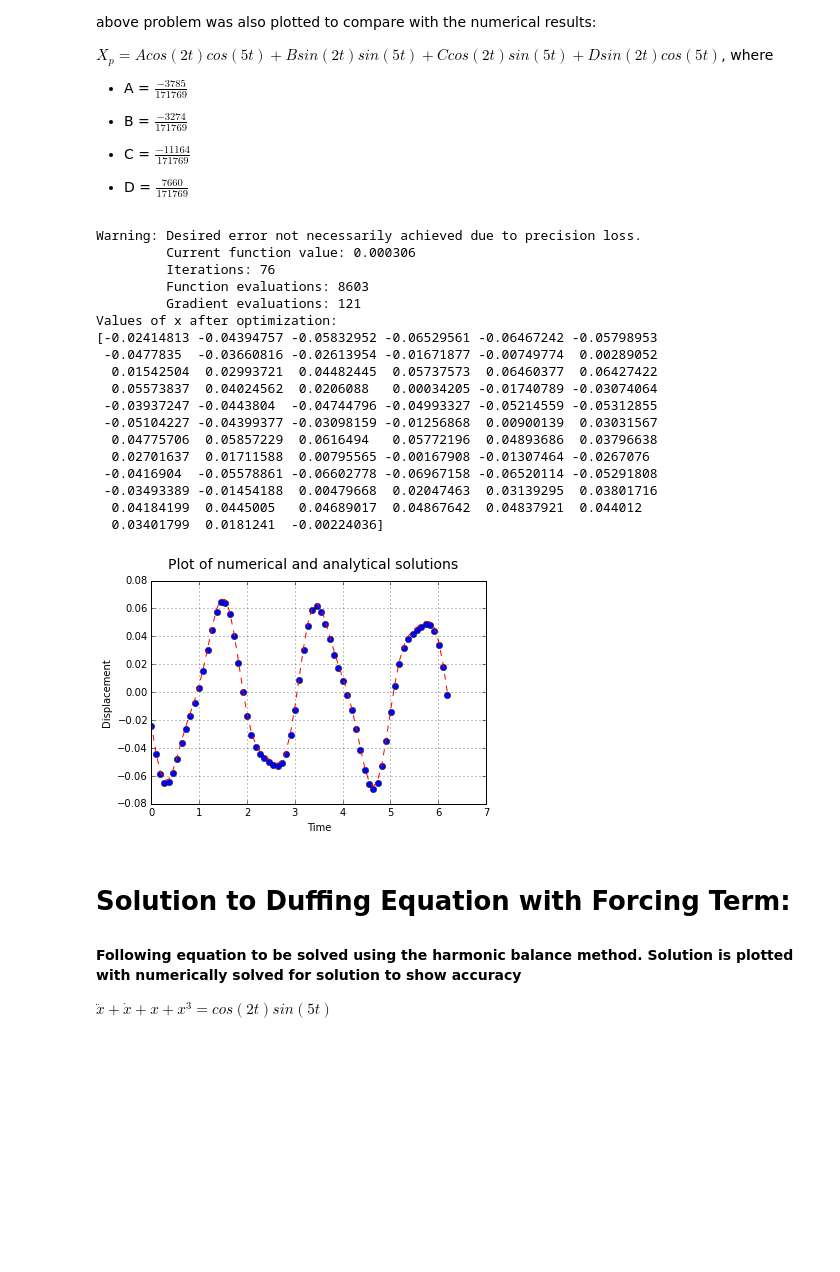
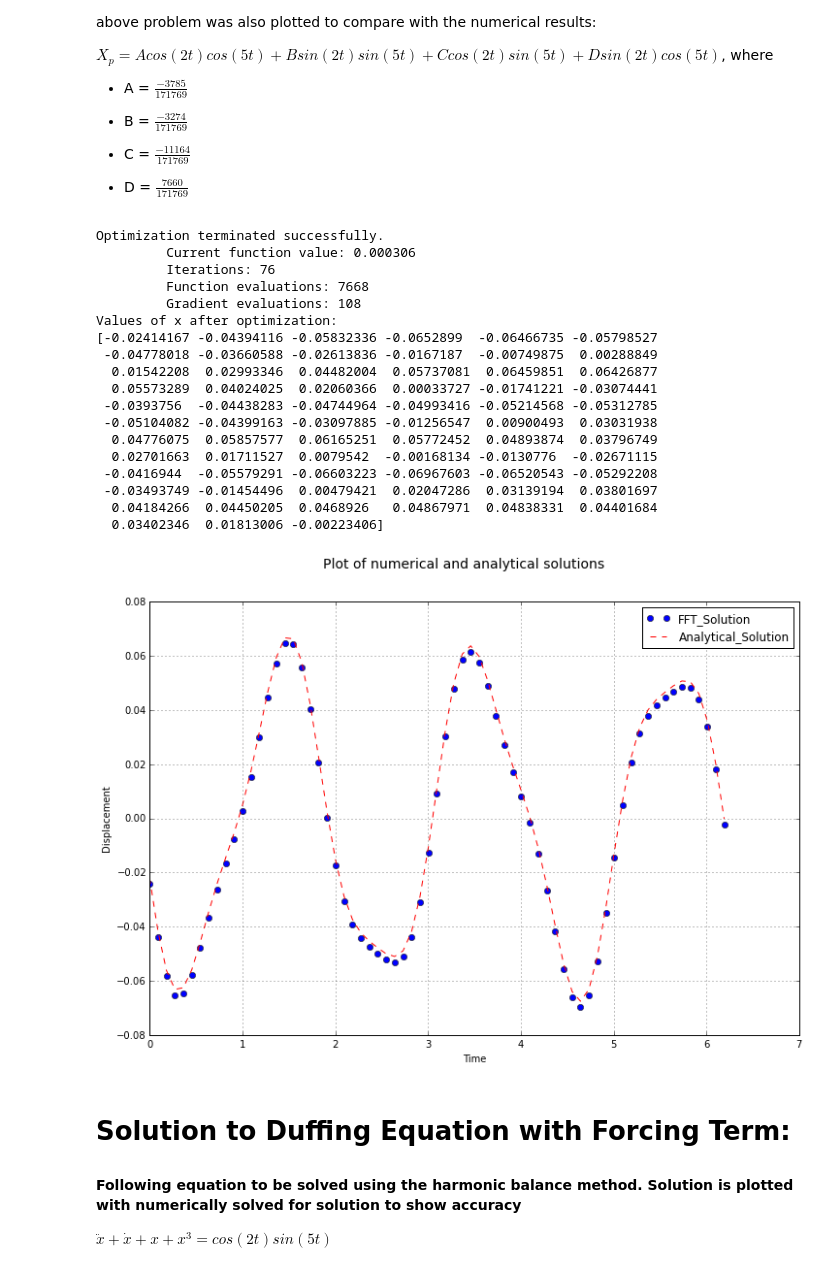
Before and after one commit to blankam/NLD-project, a Jupyter notebook: ME7160_Project_Submission_Draft1.ipynb, the cells around one changed output. Drawn from its saved outputs; the diff is of its cells as text; code cells hidden in the pictures; blank space fills up the shorter version.

Commit message:
Introduction and Legends Added

```diff
--- a/ME7160_Project_Submission_Draft1.ipynb
+++ b/ME7160_Project_Submission_Draft1.ipynb
@@ -74,52 +95,53 @@ def resFun(x):
 # converge to a solution
 from scipy.optimize import minimize
 sol = minimize(resFun, x0, method = 'BFGS', options={'maxiter':50000, 'disp':True})
 #sol = minimize(resFun, x0)
 
 print('Values of x after optimization:')
 print(sol.x)
 
 #Optional to plot Jacobian of the minimize function
 #print(sol.jac)
 
 A = (-3785/171769)
 B = (-3274/171769)
 C = (-11164/171769)
 D = (7660/171769)
 
 Analytical = (A)*np.cos(2*t)*np.cos(5*t) + (B)*np.sin(2*t)*np.sin(5*t) + (C)*np.cos(2*t)*np.sin(5*t)\
             + (D)*np.sin(2*t)*np.cos(5*t)
 
 #Plot of numerical and analytical solutions
-fig = plt.figure()
-plt.plot(t, sol.x, 'bo') #FFT solution plot
-plt.plot(t, Analytical, 'r--') #analytical steady state solution to the above posed problem
+fig = plt.figure(figsize = (12,8))
+plt.plot(t, sol.x, 'bo', label = 'FFT_Solution') #FFT solution plot
+plt.plot(t, Analytical, 'r--', label = 'Analytical_Solution') #analytical steady state solution to the above posed problem
+plt.legend(loc = 'upper right')
 fig.suptitle('Plot of numerical and analytical solutions', fontsize = 14)
 plt.xlabel('Time')
 plt.ylabel('Displacement')
 
 plt.grid()
 plt.show()
 # %% [output]
-Warning: Desired error not necessarily achieved due to precision loss.
+Optimization terminated successfully.
          Current function value: 0.000306
          Iterations: 76
-         Function evaluations: 8603
-         Gradient evaluations: 121
+         Function evaluations: 7668
+         Gradient evaluations: 108
 Values of x after optimization:
-[-0.02414813 -0.04394757 -0.05832952 -0.06529561 -0.06467242 -0.05798953
- -0.0477835  -0.03660816 -0.02613954 -0.01671877 -0.00749774  0.00289052
-  0.01542504  0.02993721  0.04482445  0.05737573  0.06460377  0.06427422
-  0.05573837  0.04024562  0.0206088   0.00034205 -0.01740789 -0.03074064
- -0.03937247 -0.0443804  -0.04744796 -0.04993327 -0.05214559 -0.05312855
- -0.05104227 -0.04399377 -0.03098159 -0.01256868  0.00900139  0.03031567
-  0.04775706  0.05857229  0.0616494   0.05772196  0.04893686  0.03796638
-  0.02701637  0.01711588  0.00795565 -0.00167908 -0.01307464 -0.0267076
- -0.0416904  -0.05578861 -0.06602778 -0.06967158 -0.06520114 -0.05291808
- -0.03493389 -0.01454188  0.00479668  0.02047463  0.03139295  0.03801716
-  0.04184199  0.0445005   0.04689017  0.04867642  0.04837921  0.044012
-  0.03401799  0.0181241  -0.00224036]
+[-0.02414167 -0.04394116 -0.05832336 -0.0652899  -0.06466735 -0.05798527
+ -0.04778018 -0.03660588 -0.02613836 -0.0167187  -0.00749875  0.00288849
+  0.01542208  0.02993346  0.04482004  0.05737081  0.06459851  0.06426877
+  0.05573289  0.04024025  0.02060366  0.00033727 -0.01741221 -0.03074441
+ -0.0393756  -0.04438283 -0.04744964 -0.04993416 -0.05214568 -0.05312785
+ -0.05104082 -0.04399163 -0.03097885 -0.01256547  0.00900493  0.03031938
+  0.04776075  0.05857577  0.06165251  0.05772452  0.04893874  0.03796749
+  0.02701663  0.01711527  0.0079542  -0.00168134 -0.0130776  -0.02671115
+ -0.0416944  -0.05579291 -0.06603223 -0.06967603 -0.06520543 -0.05292208
+ -0.03493749 -0.01454496  0.00479421  0.02047286  0.03139194  0.03801697
+  0.04184266  0.04450205  0.0468926   0.04867971  0.04838331  0.04401684
+  0.03402346  0.01813006 -0.00223406]
-[figure, old version]
+[figure, new version]
 # %% [markdown]
 # Solution to Duffing Equation with Forcing Term:
 
```
Also changed, not shown: parts of 8 cells of this notebook.
